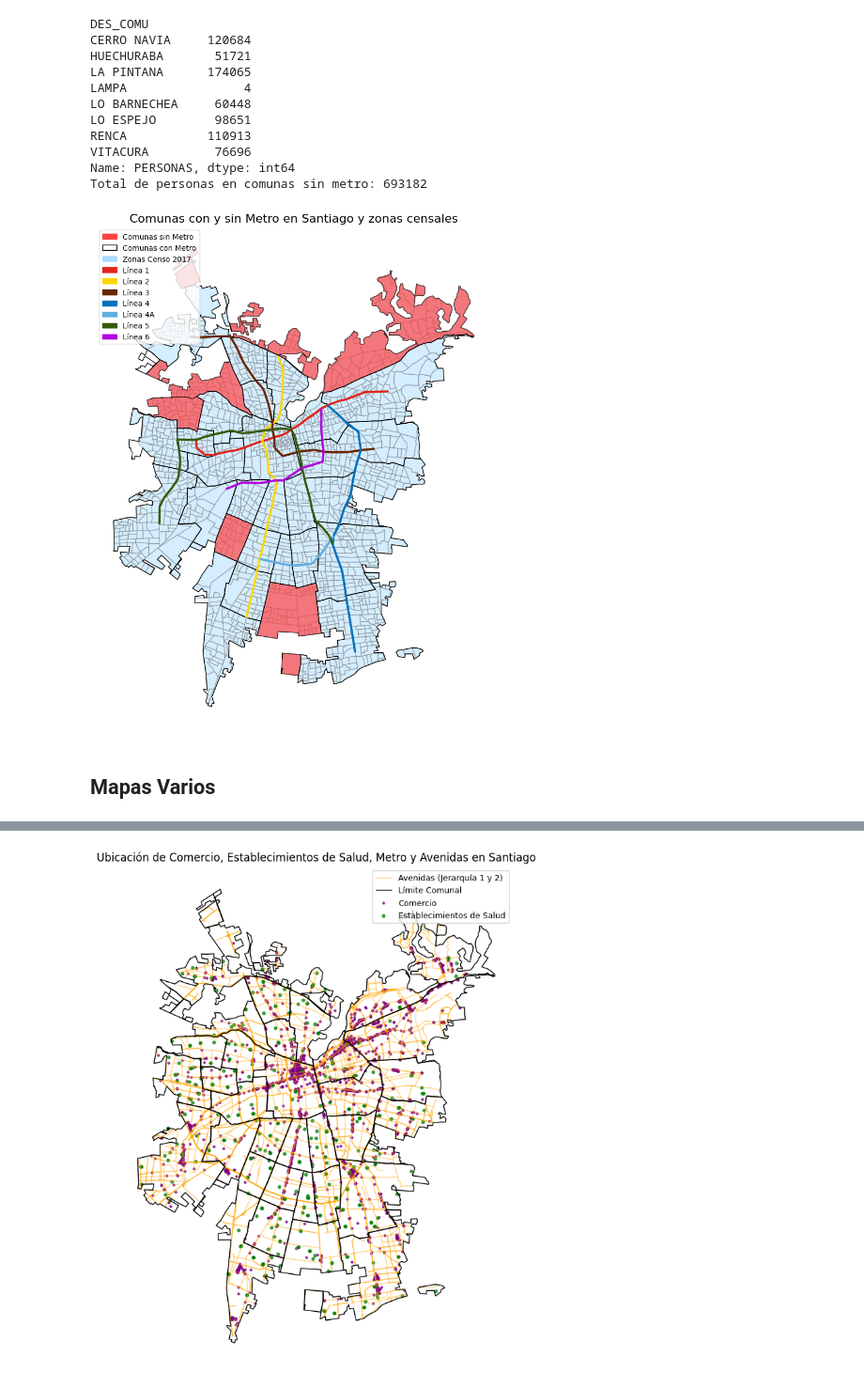
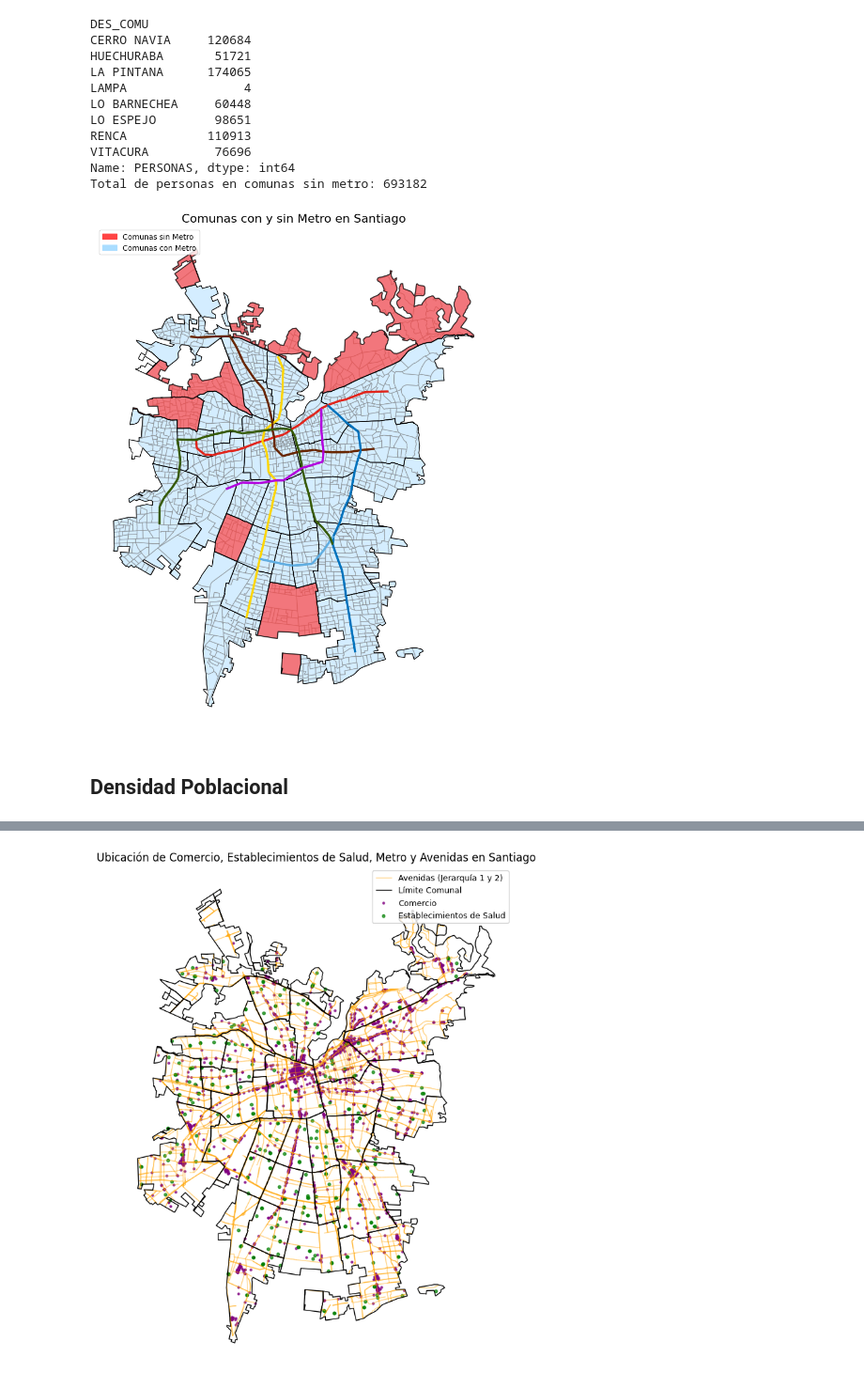
Before and after one commit to fchiapped/Proyecto-Geoespaciales, a Jupyter notebook: Proyecto.ipynb, the cells around one changed output, grey strips where cells are left out. Shown at 94% size. Saved outputs shown, nothing was run; the diff lists cells and outputs as text; code cells hidden in the pictures.

Commit message:
Mapas

```diff
--- a/Proyecto.ipynb
+++ b/Proyecto.ipynb
@@ -152,45 +146,42 @@ zonas = zonas.to_crs(Limite_Comunal.crs)
 
 Limite_Comunal['sin_metro'] = Limite_Comunal['comuna'].str.upper().isin(comunas_sin_metro)
 
-fig, ax = plt.subplots(figsize=(12, 10))
+fig, ax = plt.subplots(figsize=(10, 10))
 
 # Zonas censales
 zonas.plot(ax=ax, color='#aaddff', edgecolor='gray', alpha=0.5, label='Zonas Censo 2017')
 
 # Comunas sin metro
 Limite_Comunal[Limite_Comunal['sin_metro']].plot(
-    ax=ax, color='#ff4444', edgecolor='black', linewidth=1, alpha=0.7, label='Comunas sin Metro'
+    ax=ax, color='#ff4444', edgecolor='black', linewidth=1.5, alpha=0.7, label='Comunas sin Metro'
 )
 
 # Comunas con metro
 Limite_Comunal[~Limite_Comunal['sin_metro']].plot(
     ax=ax, facecolor='none', edgecolor='black', linewidth=1, alpha=1, label='Comunas con Metro'
 )
 
 # Líneas de metro
 for linea, color in colores_lineas.items():
     Metro[Metro['linea'] == linea].plot(
         ax=ax, color=f'#{color}', linewidth=3, label=f'Línea {linea}'
     )
 
 # Leyenda manual
 leyenda = [
     mpatches.Patch(color='#ff4444', label='Comunas sin Metro'),
-    mpatches.Patch(facecolor='none', edgecolor='black', label='Comunas con Metro'),
-    mpatches.Patch(color='#aaddff', label='Zonas Censo 2017')
+    mpatches.Patch(color='#aaddff', label='Comunas con Metro')
 ]
-for linea, color in colores_lineas.items():
-    leyenda.append(mpatches.Patch(color=f'#{color}', label=f'Línea {linea}'))
 
 ax.legend(handles=leyenda, loc='upper left', fontsize=10)
-ax.set_title('Comunas con y sin Metro en Santiago y zonas censales', fontsize=16)
+ax.set_title('Comunas con y sin Metro en Santiago', fontsize=16)
 ax.axis('off')
 plt.tight_layout()
 plt.show()
 # %% [output]
-[figure, old version]
+[figure, new version]
 # %% [markdown]
-## Mapas Varios
+## Densidad Poblacional
 # %%
 zonas_proj = zonas.to_crs(epsg=32719)
 zonas['area_km2'] = zonas_proj.geometry.area / 1e6
```
Also changed, not shown: parts of 17 cells of this notebook.
